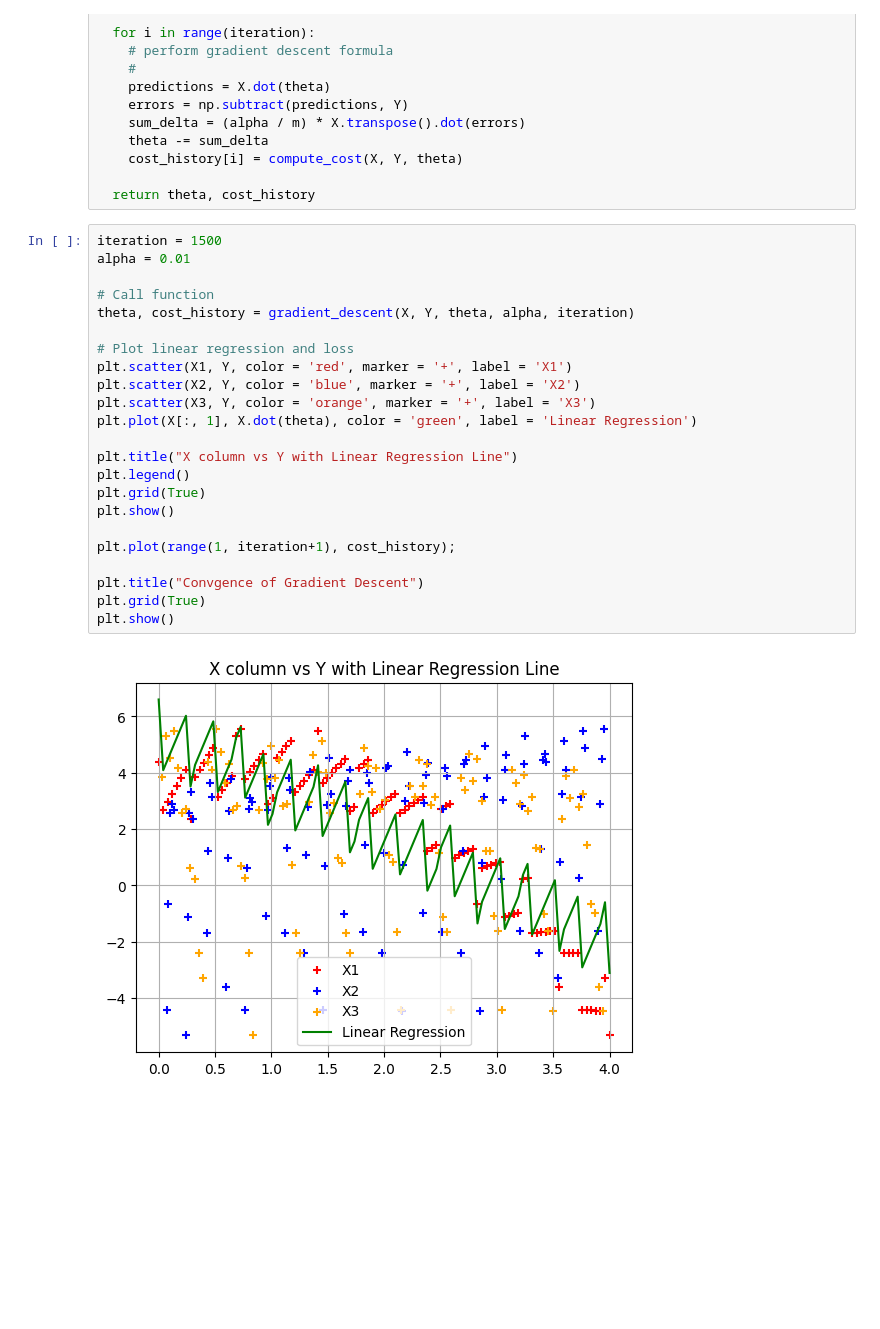
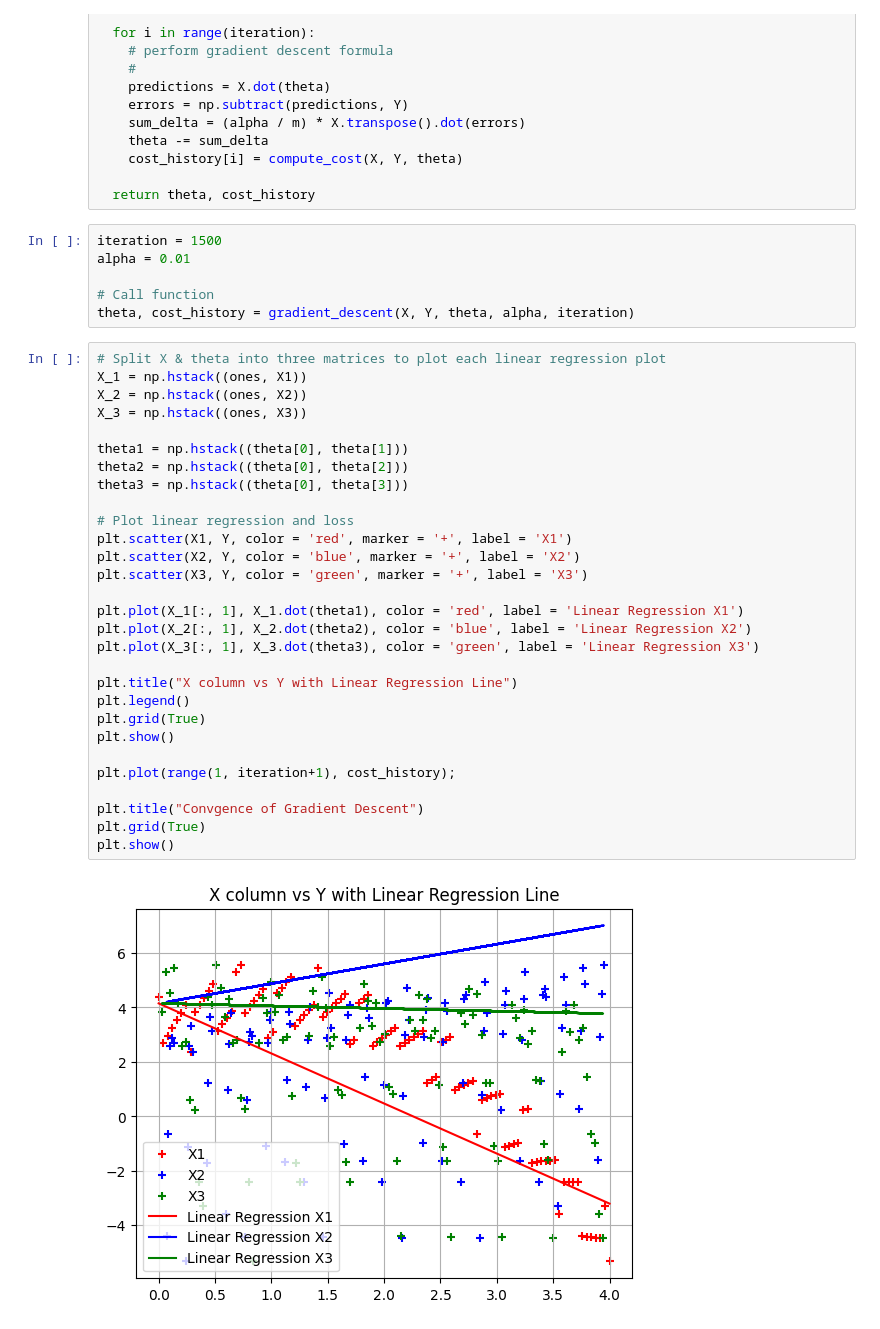
Before and after one commit to YousefAbua/Intro-To-ML, a Jupyter notebook: Homework1/LinearRegression_Q2.ipynb, the cells around one changed output. Saved outputs shown, nothing was run; the diff lists cells and outputs as text; blank space fills up the shorter version.

```diff
--- a/Homework1/LinearRegression_Q2.ipynb
+++ b/Homework1/LinearRegression_Q2.ipynb
@@ -77,29 +77,41 @@ def gradient_descent(X, Y, theta, alpha, iteration):
     cost_history[i] = compute_cost(X, Y, theta)
 
   return theta, cost_history
+# %%
+iteration = 1500
+alpha = 0.01
+
+# Call function
+theta, cost_history = gradient_descent(X, Y, theta, alpha, iteration)
 # %%
-iteration = 1500
-alpha = 0.01
+# Split X & theta into three matrices to plot each linear regression plot
+X_1 = np.hstack((ones, X1))
+X_2 = np.hstack((ones, X2))
+X_3 = np.hstack((ones, X3))
 
-# Call function
-theta, cost_history = gradient_descent(X, Y, theta, alpha, iteration)
+theta1 = np.hstack((theta[0], theta[1]))
+theta2 = np.hstack((theta[0], theta[2]))
+theta3 = np.hstack((theta[0], theta[3]))
 
 # Plot linear regression and loss
 plt.scatter(X1, Y, color = 'red', marker = '+', label = 'X1')
 plt.scatter(X2, Y, color = 'blue', marker = '+', label = 'X2')
-plt.scatter(X3, Y, color = 'orange', marker = '+', label = 'X3')
-plt.plot(X[:, 1], X.dot(theta), color = 'green', label = 'Linear Regression')
+plt.scatter(X3, Y, color = 'green', marker = '+', label = 'X3')
+
+plt.plot(X_1[:, 1], X_1.dot(theta1), color = 'red', label = 'Linear Regression X1')
+plt.plot(X_2[:, 1], X_2.dot(theta2), color = 'blue', label = 'Linear Regression X2')
+plt.plot(X_3[:, 1], X_3.dot(theta3), color = 'green', label = 'Linear Regression X3')
 
 plt.title("X column vs Y with Linear Regression Line")
 plt.legend()
 plt.grid(True)
 plt.show()
 
 plt.plot(range(1, iteration+1), cost_history);
 
 plt.title("Convgence of Gradient Descent")
 plt.grid(True)
 plt.show()
 # %% [output]
-[figure, old version]
+[figure, new version]
 [figure]
```
Also changed, not shown: parts of 3 cells of this notebook.
